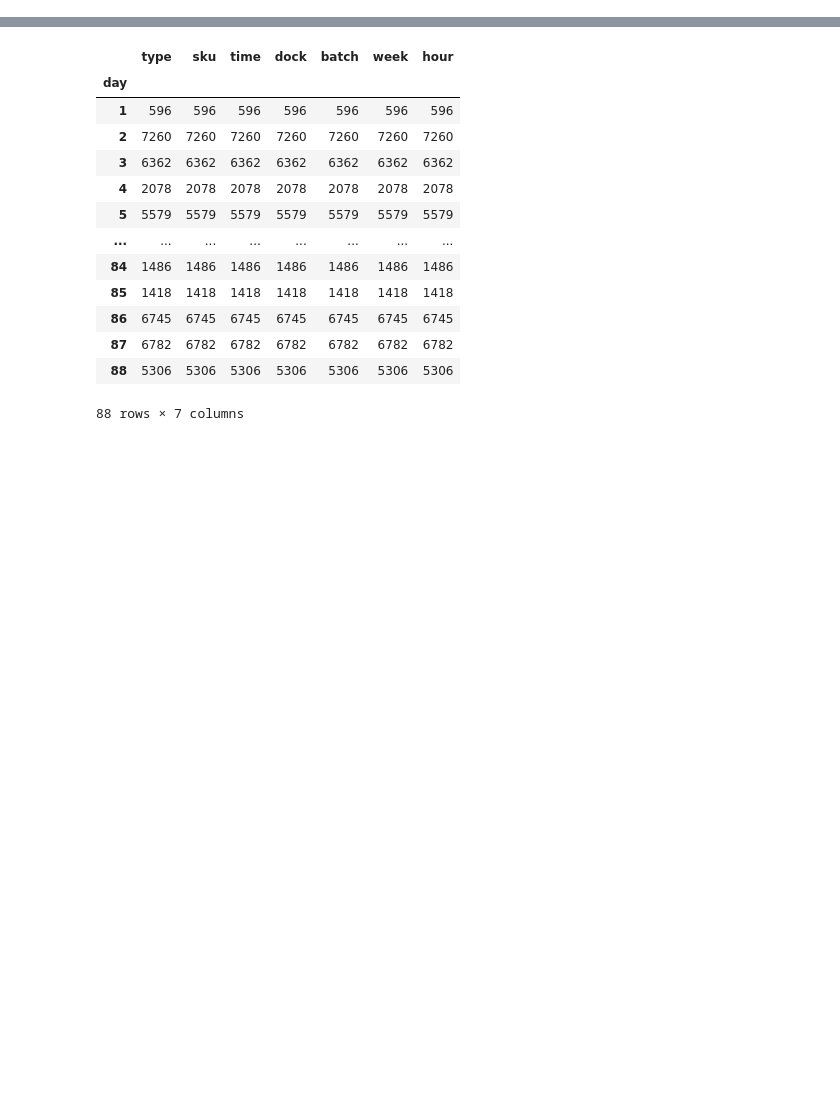
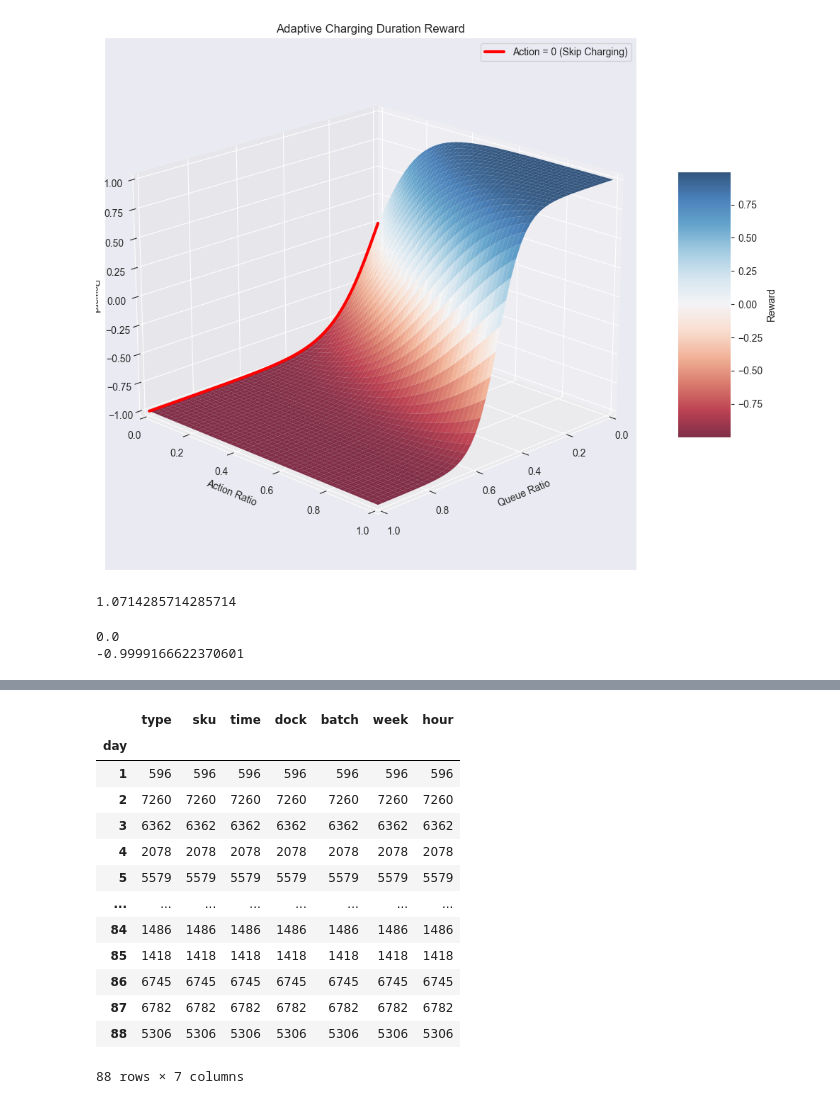
Before and after one commit to j4n1k/slapstack-battery-management, a Jupyter notebook: experiments/layout.ipynb, the cells around one changed output, grey strips where cells are left out. Cells and saved outputs as stored; diff of their text form; code cells hidden in the pictures; blank space fills up the shorter version.

```diff
--- a/experiments/layout.ipynb
+++ b/experiments/layout.ipynb
@@ -6,0 +56,58 @@ import json
+# %%
+# Create figure
+fig = plt.figure(figsize=(12, 8))
+ax = fig.add_subplot(111, projection='3d')
+
+def sigmoid_transform(x, k=10):
+    return 2 / (1 + np.exp(k * x)) - 1
+
+# Generate data points
+n_points = 50
+queue_ratios = np.linspace(0, 1, n_points)
+action_ratios = np.linspace(0, 1, n_points)
+X, Y = np.meshgrid(queue_ratios, action_ratios)
+
+# Calculate rewards for charging actions
+charge_appropriateness = Y * (1 - X)  # High charging good when queues low
+Z_charging = sigmoid_transform(X - charge_appropriateness)
+
+# Create the surface plot for charging actions
+surf = ax.plot_surface(X, Y, Z_charging,
+                      cmap='RdBu',
+                      alpha=0.8,
+                      linewidth=0,
+                      antialiased=True)
+
+# Add colorbar
+fig.colorbar(surf, ax=ax, shrink=0.5, aspect=5, label='Reward')
+
+# Add labels
+ax.set_xlabel('Queue Ratio')
+ax.set_ylabel('Action Ratio')
+ax.set_zlabel('Reward')
+ax.set_title('Adaptive Charging Duration Reward')
+
+# Set axis limits
+ax.set_xlim(0, 1)
+ax.set_ylim(0, 1)
+ax.set_zlim(-1, 1)
+
+# Add the special case for action=0
+X_special = np.linspace(0, 1, n_points)
+Y_special = np.zeros_like(X_special)
+Z_special = sigmoid_transform(X_special)
+
+ax.plot(X_special, Y_special, Z_special,
+        'r-', linewidth=3,
+        label='Action = 0 (Skip Charging)')
+
+# Adjust the view angle for better visualization
+ax.view_init(elev=20, azim=45)
+
+# Add legend
+ax.legend()
+
+plt.tight_layout()
+plt.show()
+# %% [output]
+[figure, added]
@@ -6,0 +117,21 @@ import json
+# %%
+(queue_ratio * action_ratio) + queue_ratio
+# %% [output]
+1.0714285714285714
+# %%
+queue_ratio = 600 / 600
+action = 6
+action_ratio = 12 / 1400
+charge_appropriateness = action_ratio * (1 - queue_ratio)
+print(charge_appropriateness)
+def sigmoid_transform(x, k=10):
+    return 2 / (1 + np.exp(k * x)) - 1  # Maps to [-1, 1]
+
+if action == 0:
+    print(sigmoid_transform(queue_ratio))  # High queues -> good reward
+else:
+    # Combine queue and action ratios to reward low charging at high queues
+    print(sigmoid_transform(action_ratio + queue_ratio))
+# %% [output]
+0.0
+-0.9999166622370601
```
Also changed, not shown: parts of 24 cells of this notebook, 32 other files.
